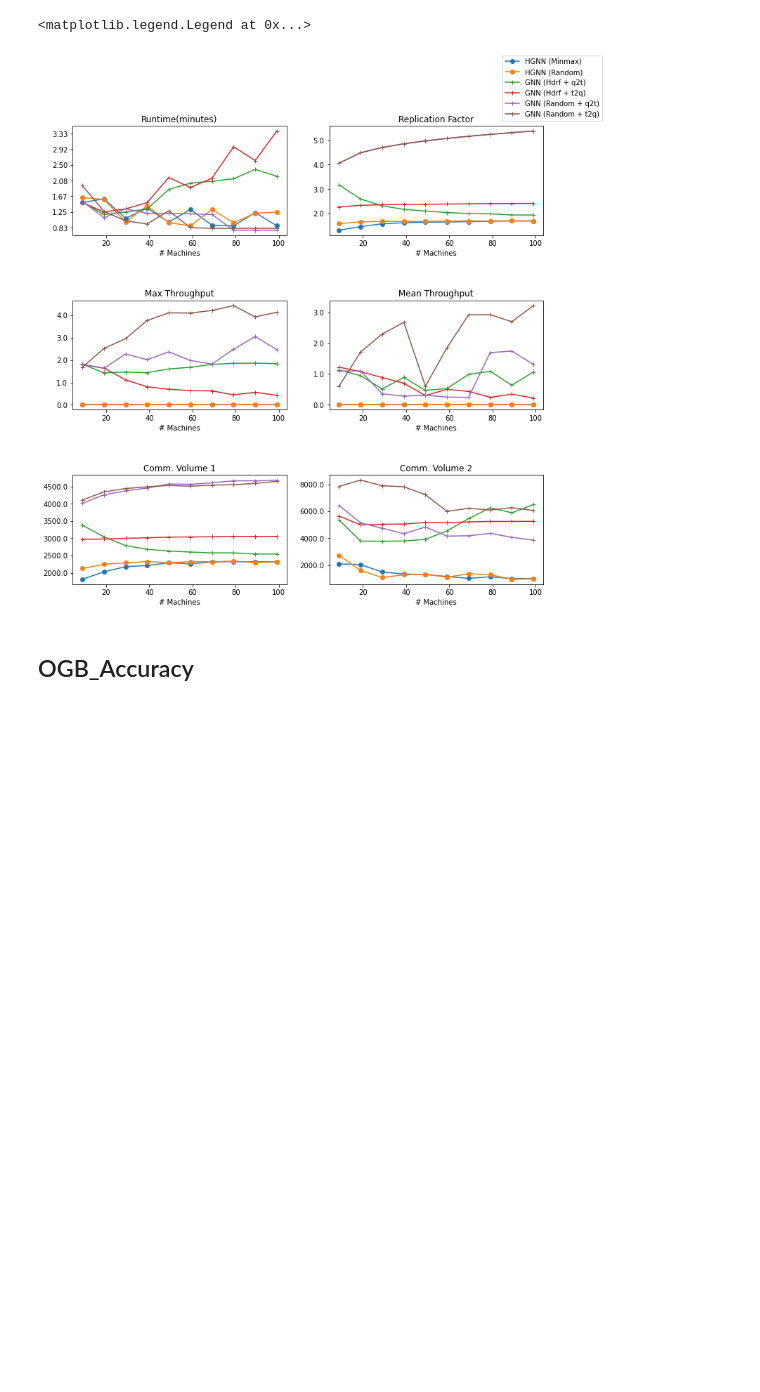
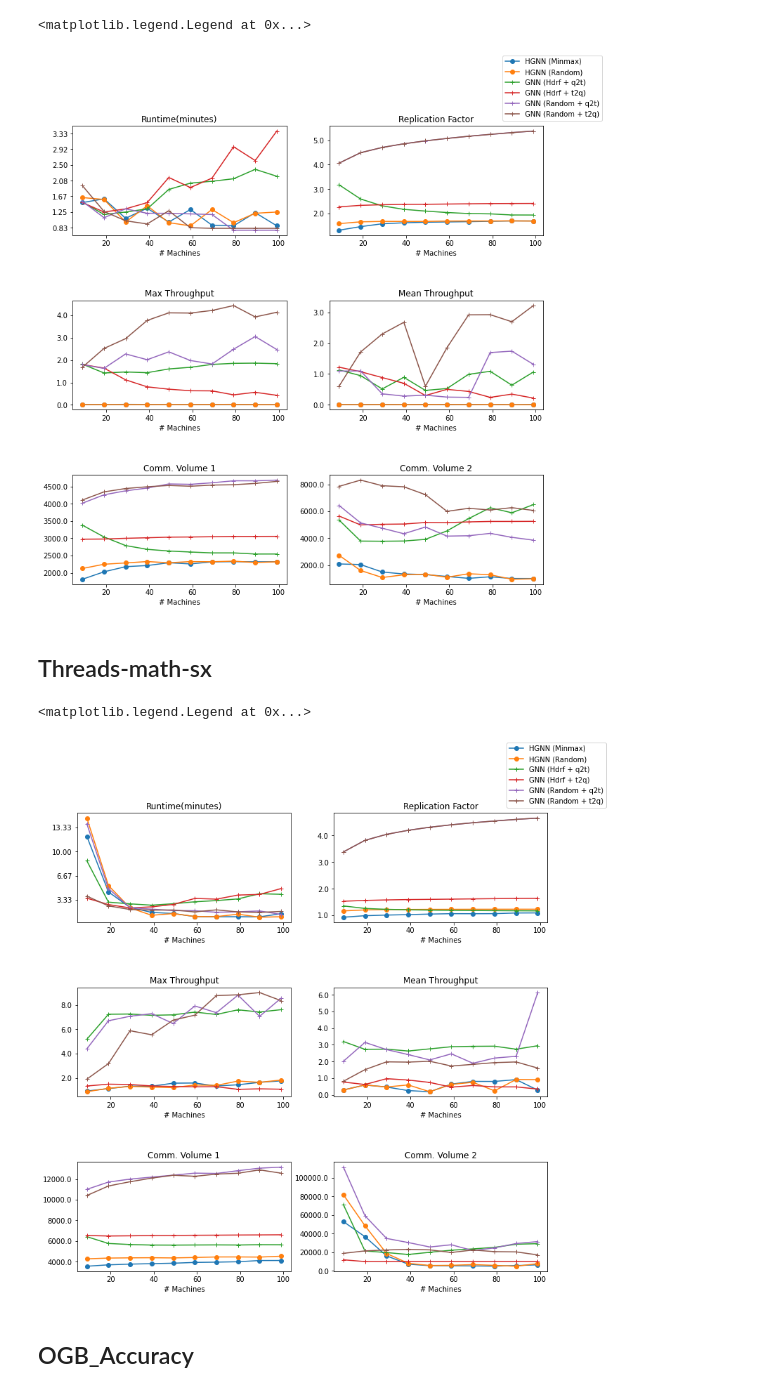
Before and after one commit to Rustam-Warwick/d3-gnn, a Jupyter notebook: helper-scripts/jupyter/Flink Metrics.ipynb, the cells around one changed output. Drawn from its saved outputs; the diff is of its cells as text; code cells hidden in the pictures; blank space fills up the shorter version.

```diff
--- a/helper-scripts/jupyter/Flink Metrics.ipynb
+++ b/helper-scripts/jupyter/Flink Metrics.ipynb
@@ -267,6 +272,71 @@ fig.legend(ax[0][0].get_legend_handles_labels()[1])
 # %% [output]
 <matplotlib.legend.Legend at 0x...>
 [figure]
+# %% [markdown]
+## Threads-math-sx
+# %%
+fig, ax = plt.subplots(3,2, figsize=(12,12), gridspec_kw={"hspace":0.6})
+
+random_graph_q2t = MetricStatistics(entry_folder_name="../../metrics/4.12.22 [Theads-Math-SX-6-experiments]/random_q2t/", operator_name="GNN Operator - 2", metric_name="numRecordsOutPerSecond").get_runtime()
+random_graph_t2q = MetricStatistics(entry_folder_name="../../metrics/4.12.22 [Theads-Math-SX-6-experiments]/random_t2q/", operator_name="GNN Operator - 2", metric_name="numRecordsOutPerSecond").get_runtime()
+random_hypergraph_runtime = MetricStatistics(entry_folder_name="../../metrics/4.12.22 [Theads-Math-SX-6-experiments]/random_hypergraph/", operator_name="GNN Operator - 2", metric_name="numRecordsOutPerSecond").get_runtime()
+hdrf_q2t = MetricStatistics(entry_folder_name="../../metrics/4.12.22 [Theads-Math-SX-6-experiments]/hdrf_q2t/", operator_name="GNN Operator - 2", metric_name="numRecordsOutPerSecond").get_runtime()
+hdrf_t2q = MetricStatistics(entry_folder_name="../../metrics/4.12.22 [Theads-Math-SX-6-experiments]/hdrf_t2q/", operator_name="GNN Operator - 2", metric_name="numRecordsOutPerSecond").get_runtime()
+minmax = MetricStatistics(entry_folder_name="../../metrics/4.12.22 [Theads-Math-SX-6-experiments]/minmax/", operator_name="GNN Operator - 2", metric_name="numRecordsOutPerSecond").get_runtime()
+plot_aggregated_dict("Runtime(minutes)", [minmax.output,random_hypergraph_runtime.output, hdrf_q2t.output, hdrf_t2q.output, random_graph_q2t.output,random_graph_t2q.output,  ],
+                     ["HGNN (Minmax)","HGNN (Random)", "GNN (Hdrf + q2t)","GNN (Hdrf + t2q)", "GNN (Random + q2t)", "GNN (Random + t2q)"], ["o","o", "+", "+","+","+" ], ["-","-", "-", "-","-","-"], [None,None, None, None, None, None], xlabel="# Machines", formatter=sec_to_min, pre_fig=(fig,ax[0][0]))
+
+random_graph_q2t = MetricStatistics(entry_folder_name="../../metrics/4.12.22 [Theads-Math-SX-6-experiments]/random_q2t/",  operator_name="Random Partitioner", metric_name="Replication Factor").get_replication_factor()
+random_graph_t2q = MetricStatistics(entry_folder_name="../../metrics/4.12.22 [Theads-Math-SX-6-experiments]/random_t2q/", operator_name="Random Partitioner", metric_name="Replication Factor").get_replication_factor()
+random_hypergraph_runtime = MetricStatistics(entry_folder_name="../../metrics/4.12.22 [Theads-Math-SX-6-experiments]/random_hypergraph/", operator_name="Random Partitioner", metric_name="Replication Factor").get_replication_factor()
+hdrf_q2t = MetricStatistics(entry_folder_name="../../metrics/4.12.22 [Theads-Math-SX-6-experiments]/hdrf_q2t/", operator_name="HDRF[l=4.0,eps=1.0,threads=1]", metric_name="Replication Factor").get_replication_factor()
+hdrf_t2q = MetricStatistics(entry_folder_name="../../metrics/4.12.22 [Theads-Math-SX-6-experiments]/hdrf_t2q/", operator_name="HDRF[l=4.0,eps=1.0,threads=1]", metric_name="Replication Factor").get_replication_factor()
+minmax = MetricStatistics(entry_folder_name="../../metrics/4.12.22 [Theads-Math-SX-6-experiments]/minmax/", operator_name="HyperGraphMinMax", metric_name="Replication Factor").get_replication_factor()
+plot_aggregated_dict("Replication Factor", [minmax.output,random_hypergraph_runtime.output, hdrf_q2t.output, hdrf_t2q.output, random_graph_q2t.output,random_graph_t2q.output,  ],
+                     ["HGNN (Minmax)","HGNN (Random)", "GNN (Hdrf + q2t)","GNN (Hdrf + t2q)", "GNN (Random + q2t)", "GNN (Random + t2q)"], ["o","o", "+", "+","+","+" ], ["-","-", "-", "-","-","-"], [None,None, None, None, None, None], xlabel="# Machines", formatter=fmt_div_e3, pre_fig=(fig,ax[0][1]))
+
+
+random_graph_q2t = MetricStatistics(entry_folder_name="../../metrics/4.12.22 [Theads-Math-SX-6-experiments]/random_q2t/",  metric_name="throughput").get_max_throughput()
+random_graph_t2q = MetricStatistics(entry_folder_name="../../metrics/4.12.22 [Theads-Math-SX-6-experiments]/random_t2q/", metric_name="throughput").get_max_throughput()
+random_hypergraph_runtime = MetricStatistics(entry_folder_name="../../metrics/4.12.22 [Theads-Math-SX-6-experiments]/random_hypergraph/", metric_name="throughput").get_max_throughput()
+hdrf_q2t = MetricStatistics(entry_folder_name="../../metrics/4.12.22 [Theads-Math-SX-6-experiments]/hdrf_q2t/", metric_name="throughput").get_max_throughput()
+hdrf_t2q = MetricStatistics(entry_folder_name="../../metrics/4.12.22 [Theads-Math-SX-6-experiments]/hdrf_t2q/", metric_name="throughput").get_max_throughput()
+minmax = MetricStatistics(entry_folder_name="../../metrics/4.12.22 [Theads-Math-SX-6-experiments]/minmax/", metric_name="throughput").get_max_throughput()
+plot_aggregated_dict("Max Throughput", [minmax.output,random_hypergraph_runtime.output, hdrf_q2t.output, hdrf_t2q.output, random_graph_q2t.output,random_graph_t2q.output,  ],
+                     ["HGNN (Minmax)","HGNN (Random)", "GNN (Hdrf + q2t)","GNN (Hdrf + t2q)", "GNN (Random + q2t)", "GNN (Random + t2q)"], ["o","o", "+", "+","+","+" ], ["-","-", "-", "-","-","-"], [None,None, None, None, None, None], xlabel="# Machines", formatter=fmt_div_e5, pre_fig=(fig,ax[1][0]))
+
+random_graph_q2t = MetricStatistics(entry_folder_name="../../metrics/4.12.22 [Theads-Math-SX-6-experiments]/random_q2t/",  metric_name="throughput").get_mean_throughput()
+random_graph_t2q = MetricStatistics(entry_folder_name="../../metrics/4.12.22 [Theads-Math-SX-6-experiments]/random_t2q/", metric_name="throughput").get_mean_throughput()
+random_hypergraph_runtime = MetricStatistics(entry_folder_name="../../metrics/4.12.22 [Theads-Math-SX-6-experiments]/random_hypergraph/", metric_name="throughput").get_mean_throughput()
+hdrf_q2t = MetricStatistics(entry_folder_name="../../metrics/4.12.22 [Theads-Math-SX-6-experiments]/hdrf_q2t/", metric_name="throughput").get_mean_throughput()
+hdrf_t2q = MetricStatistics(entry_folder_name="../../metrics/4.12.22 [Theads-Math-SX-6-experiments]/hdrf_t2q/", metric_name="throughput").get_mean_throughput()
+minmax = MetricStatistics(entry_folder_name="../../metrics/4.12.22 [Theads-Math-SX-6-experiments]/minmax/", metric_name="throughput").get_mean_throughput()
+plot_aggregated_dict("Mean Throughput", [minmax.output,random_hypergraph_runtime.output, hdrf_q2t.output, hdrf_t2q.output, random_graph_q2t.output,random_graph_t2q.output,  ],
+                     ["HGNN (Minmax)","HGNN (Random)", "GNN (Hdrf + q2t)","GNN (Hdrf + t2q)", "GNN (Random + q2t)", "GNN (Random + t2q)"], ["o","o", "+", "+","+","+" ], ["-","-", "-", "-","-","-"], [None,None, None, None, None, None], xlabel="# Machines", formatter=fmt_div_e5, pre_fig=(fig,ax[1][1]))
+
+random_graph_q2t = MetricStatistics(entry_folder_name="../../metrics/4.12.22 [Theads-Math-SX-6-experiments]/random_q2t/",  operator_name="GNN Operator - 1", metric_name="numRecordsOut").get_communication_volume()
+random_graph_t2q = MetricStatistics(entry_folder_name="../../metrics/4.12.22 [Theads-Math-SX-6-experiments]/random_t2q/", operator_name="GNN Operator - 1", metric_name="numRecordsOut").get_communication_volume()
+random_hypergraph_runtime = MetricStatistics(entry_folder_name="../../metrics/4.12.22 [Theads-Math-SX-6-experiments]/random_hypergraph/", operator_name="GNN Operator - 1", metric_name="numRecordsOut").get_communication_volume()
+hdrf_q2t = MetricStatistics(entry_folder_name="../../metrics/4.12.22 [Theads-Math-SX-6-experiments]/hdrf_q2t/", operator_name="GNN Operator - 1", metric_name="numRecordsOut").get_communication_volume()
+hdrf_t2q = MetricStatistics(entry_folder_name="../../metrics/4.12.22 [Theads-Math-SX-6-experiments]/hdrf_t2q/", operator_name="GNN Operator - 1", metric_name="numRecordsOut").get_communication_volume()
+minmax = MetricStatistics(entry_folder_name="../../metrics/4.12.22 [Theads-Math-SX-6-experiments]/minmax/", operator_name="GNN Operator - 1", metric_name="numRecordsOut").get_communication_volume()
+plot_aggregated_dict("Comm. Volume 1", [minmax.output,random_hypergraph_runtime.output, hdrf_q2t.output, hdrf_t2q.output, random_graph_q2t.output,random_graph_t2q.output,  ],
+                     ["HGNN (Minmax)","HGNN (Random)", "GNN (Hdrf + q2t)","GNN (Hdrf + t2q)", "GNN (Random + q2t)", "GNN (Random + t2q)"], ["o","o", "+", "+","+","+" ], ["-","-", "-", "-","-","-"], [None,None, None, None, None, None], xlabel="# Machines", formatter=fmt_div_e3, pre_fig=(fig,ax[2][0]))
+
+random_graph_q2t = MetricStatistics(entry_folder_name="../../metrics/4.12.22 [Theads-Math-SX-6-experiments]/random_q2t/",  operator_name="GNN Operator - 2", metric_name="numRecordsOut").get_communication_volume()
+random_graph_t2q = MetricStatistics(entry_folder_name="../../metrics/4.12.22 [Theads-Math-SX-6-experiments]/random_t2q/", operator_name="GNN Operator - 2", metric_name="numRecordsOut").get_communication_volume()
+random_hypergraph_runtime = MetricStatistics(entry_folder_name="../../metrics/4.12.22 [Theads-Math-SX-6-experiments]/random_hypergraph/", operator_name="GNN Operator - 2", metric_name="numRecordsOut").get_communication_volume()
+hdrf_q2t = MetricStatistics(entry_folder_name="../../metrics/4.12.22 [Theads-Math-SX-6-experiments]/hdrf_q2t/", operator_name="GNN Operator - 2", metric_name="numRecordsOut").get_communication_volume()
+hdrf_t2q = MetricStatistics(entry_folder_name="../../metrics/4.12.22 [Theads-Math-SX-6-experiments]/hdrf_t2q/", operator_name="GNN Operator - 2", metric_name="numRecordsOut").get_communication_volume()
+minmax = MetricStatistics(entry_folder_name="../../metrics/4.12.22 [Theads-Math-SX-6-experiments]/minmax/", operator_name="GNN Operator - 2", metric_name="numRecordsOut").get_communication_volume()
+plot_aggregated_dict("Comm. Volume 2", [minmax.output,random_hypergraph_runtime.output, hdrf_q2t.output, hdrf_t2q.output, random_graph_q2t.output,random_graph_t2q.output,  ],
+                     ["HGNN (Minmax)","HGNN (Random)", "GNN (Hdrf + q2t)","GNN (Hdrf + t2q)", "GNN (Random + q2t)", "GNN (Random + t2q)"], ["o","o", "+", "+","+","+" ], ["-","-", "-", "-","-","-"], [None,None, None, None, None, None], xlabel="# Machines", formatter=fmt_div_e3, pre_fig=(fig,ax[2][1]))
+
+
+fig.legend(ax[0][0].get_legend_handles_labels()[1])
+# %% [output]
+<matplotlib.legend.Legend at 0x...>
+[figure, added]
 # %% [markdown]
 ## OGB_Accuracy
 # %%
```
Also changed, not shown: parts of 2 cells of this notebook, 1 other file.
